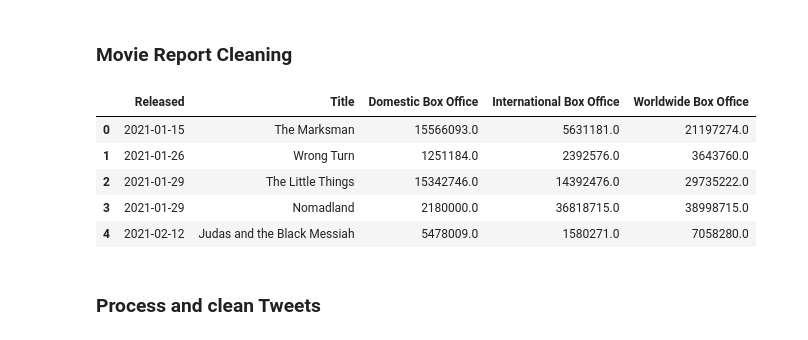
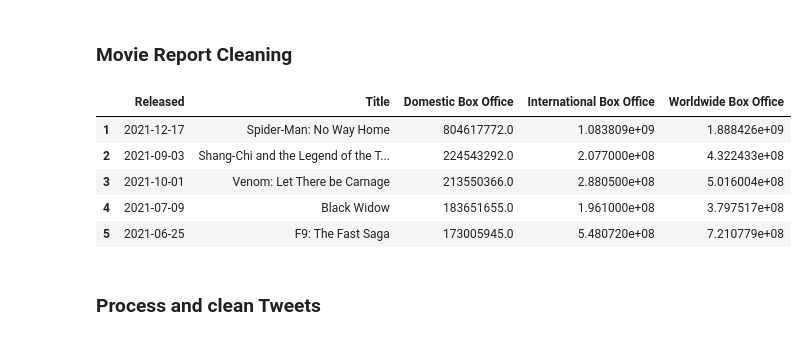
Before and after one commit to mabdilahCSE/Sentiment-Analysis, a Jupyter notebook: FinalProjectGroup012Sp22.ipynb, the cells around one changed output. Drawn from its saved outputs; the diff is of its cells as text; code cells hidden in the pictures.

```diff
--- a/FinalProjectGroup012Sp22.ipynb
+++ b/FinalProjectGroup012Sp22.ipynb
@@ -242,34 +242,30 @@ def standardize_date(str):
 # %%
  #simple renaming of columns so it can be easier to read
 data = data.rename(columns={"Domestic\r\nBox Office":"Domestic Box Office", "International\r\nBox Office":"International Box Office",
             "Worldwide\r\nBox Office":"Worldwide Box Office"})
 #data = data.drop(columns=['Unnamed: 0'])
 
 # Transformation of release date string to 'datetime' objects
 data['Released'] = data['Released'].apply(standardize_date)
 data['Released'] = data['Released'].apply(pd.to_datetime)
 
-# Sort Movies by release date
-data = data.sort_values(by='Released')
-data = data.reset_index(drop = True)
-
 # Remove dollar signs and commas from the box office numbers and convert them to floats
 data['Domestic Box Office'] = data['Domestic Box Office'].str.replace('$','')
 data['Domestic Box Office'] = data['Domestic Box Office'].str.replace(',','').astype(float)
 data['International Box Office'] = data['International Box Office'].str.replace('$','')
 data['International Box Office'] = data['International Box Office'].str.replace(',','').astype(float)
 data['Worldwide Box Office'] = data['Worldwide Box Office'].str.replace('$','')
 data['Worldwide Box Office'] = data['Worldwide Box Office'].str.replace(',','').astype(float)
-
+data.sort_values(by='Released', ascending=True)
 # Remove null
 data.head()
 # %% [output]
 |  | Released | Title | Domestic Box Office | International Box Office | Worldwide Box Office |
-| 0 | 2021-01-15 | The Marksman | 15566093.0 | 5631181.0 | 21197274.0 |
-| 1 | 2021-01-26 | Wrong Turn | 1251184.0 | 2392576.0 | 3643760.0 |
-| 2 | 2021-01-29 | The Little Things | 15342746.0 | 14392476.0 | 29735222.0 |
-| 3 | 2021-01-29 | Nomadland | 2180000.0 | 36818715.0 | 38998715.0 |
-| 4 | 2021-02-12 | Judas and the Black Messiah | 5478009.0 | 1580271.0 | 7058280.0 |
+| 1 | 2021-12-17 | Spider-Man: No Way Home | 804617772.0 | 1.083809e+09 | 1.888426e+09 |
+| 2 | 2021-09-03 | Shang-Chi and the Legend of the T... | 224543292.0 | 2.077000e+08 | 4.322433e+08 |
+| 3 | 2021-10-01 | Venom: Let There be Carnage | 213550366.0 | 2.880500e+08 | 5.016004e+08 |
+| 4 | 2021-07-09 | Black Widow | 183651655.0 | 1.961000e+08 | 3.797517e+08 |
+| 5 | 2021-06-25 | F9: The Fast Saga | 173005945.0 | 5.480720e+08 | 7.210779e+08 |
 # %% [markdown]
 ### Process and clean Tweets
 # %% [markdown]
```
Also changed, not shown: parts of 49 cells of this notebook.
